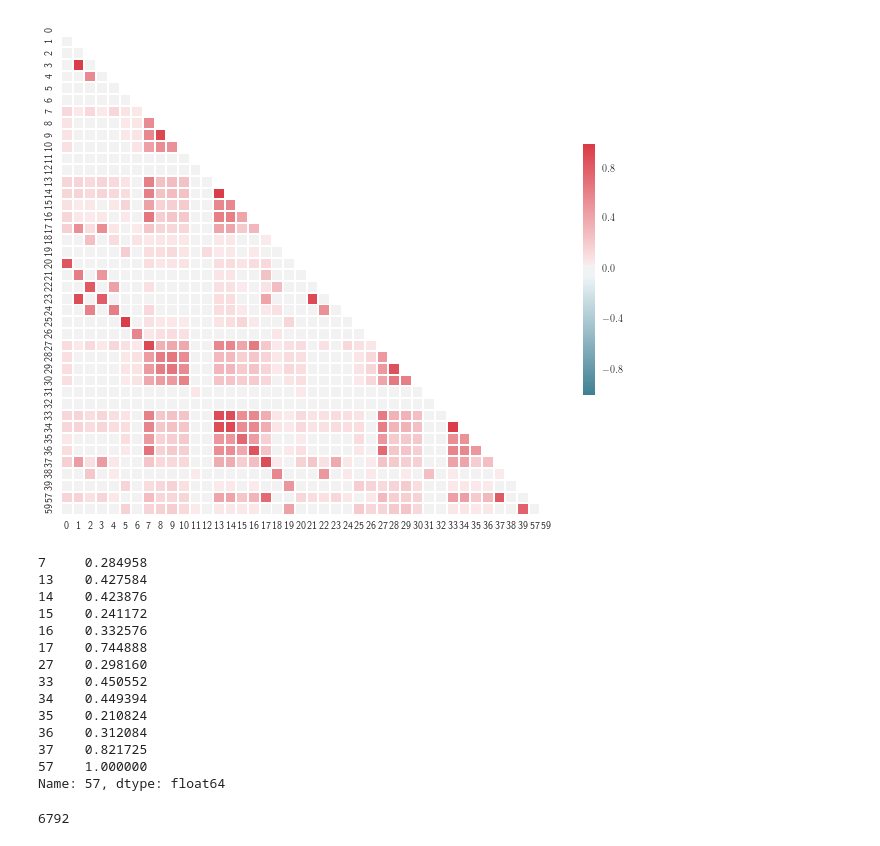
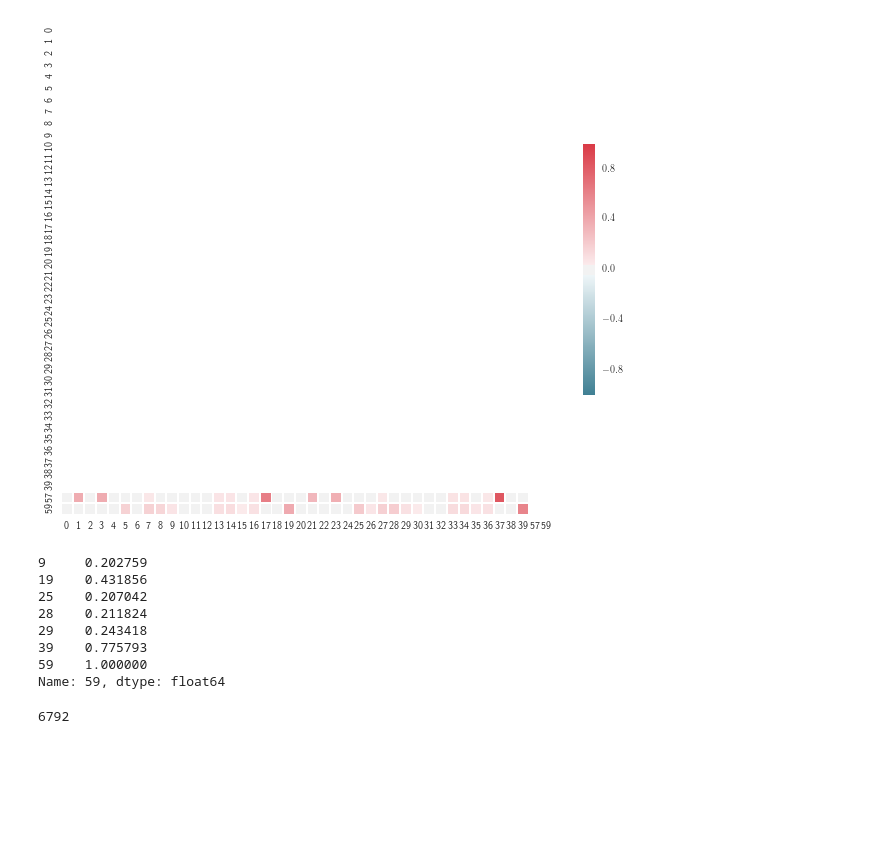
Before and after one commit to hebda/GitWatch, a Jupyter notebook: training/Training.ipynb, the cells around one changed output. Drawn from its saved outputs; the diff is of its cells as text; code cells hidden in the pictures; blank space fills up the shorter version.

```diff
--- a/training/Training.ipynb
+++ b/training/Training.ipynb
@@ -23,42 +23,38 @@ d_full=d
 # %%
 # Compute the correlation matrix
 corr = d.ix[:,range(40)+[57,59]].corr()
 
 # Generate a mask for the upper triangle
 mask = np.zeros_like(corr, dtype=np.bool)
-mask[np.triu_indices_from(mask)] = True
+#mask[np.triu_indices_from(mask)] = True
+mask[0:40,:] = True
+mask[:,40:] = True
 
 # Set up the matplotlib figure
 f, ax = plt.subplots(figsize=(11, 9))
 
 # Generate a custom diverging colormap
 cmap = sns.diverging_palette(220, 10, as_cmap=True)
 
 # Draw the heatmap with the mask and correct aspect ratio
 sns.heatmap(corr, mask=mask, cmap=cmap, #vmax=.5,
             square=True, #xticklabels=2, yticklabels=2,
             linewidths=.5, cbar_kws={"shrink": .5}, ax=ax)
 
 f.savefig('corr.pdf')
 # %% [output]
-[figure, old version]
+[figure, new version]
 # %%
-corr.ix[57,corr.ix[57,:]>0.2]
+corr.ix[59,corr.ix[59,:]>0.2]
 # %% [output]
-7     0.284958
-13    0.427584
-14    0.423876
-15    0.241172
-16    0.332576
-17    0.744888
-27    0.298160
-33    0.450552
-34    0.449394
-35    0.210824
-36    0.312084
-37    0.821725
-57    1.000000
-Name: 57, dtype: float64
+9     0.202759
+19    0.431856
+25    0.207042
+28    0.211824
+29    0.243418
+39    0.775793
+59    1.000000
+Name: 59, dtype: float64
 # %%
 ## Train something
 
```
Also changed, not shown: parts of 8 cells of this notebook.
